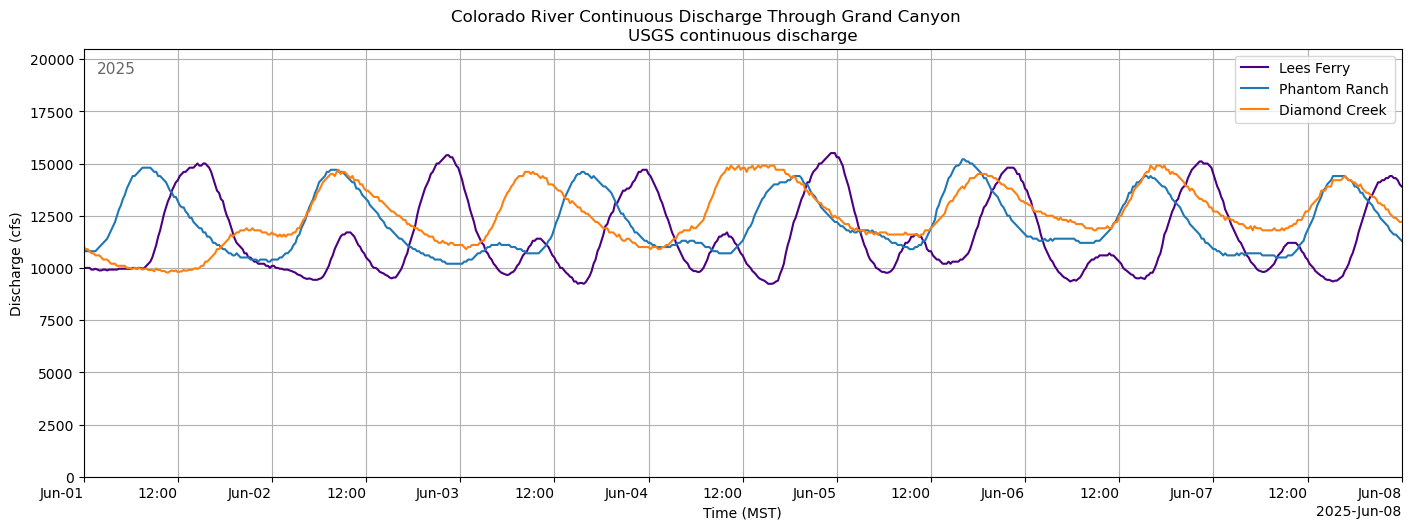
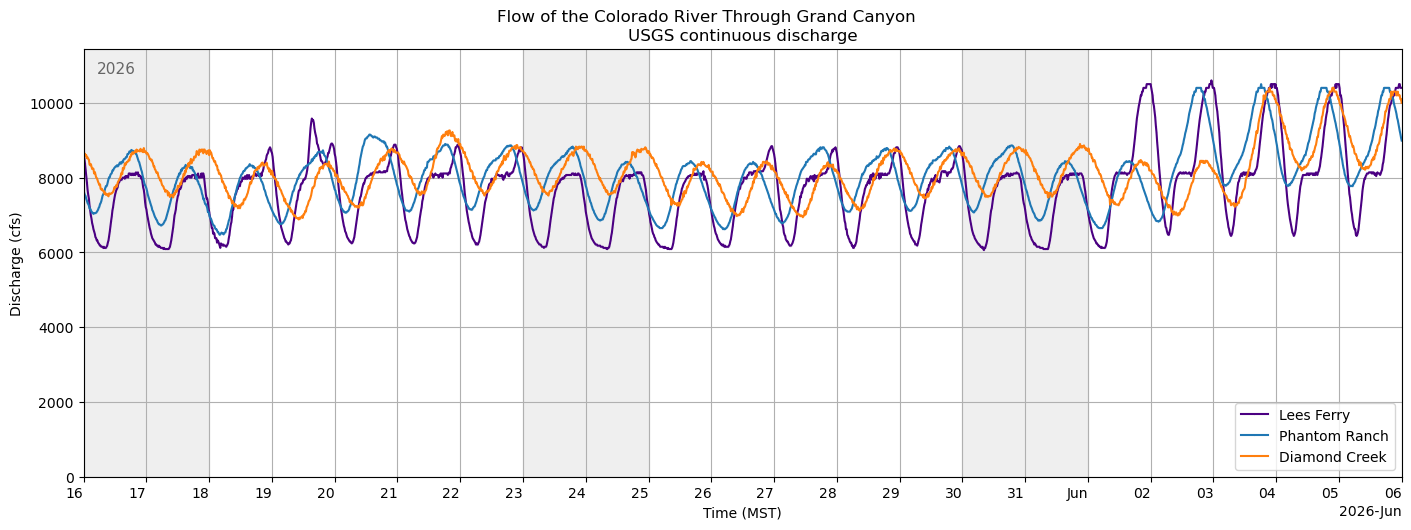
Unified diff of the notebook cell whose output changed from the first chart to the second:
--- before
+++ after
@@ -10,5 +10,15 @@
 fig.suptitle("Flow of the Colorado River Through Grand Canyon", y=1.03)
 ax.grid(True)
-ax.axis([CONTINUOUS_START, CONTINUOUS_END, 0, 20500])
+
+# Data-driven y-max: a little above the highest value across all series in view
+ymax = max(
+    continuous_lf["discharge_cfs"].max(),
+    continuous_pr["discharge_cfs"].max(),
+    continuous_d["discharge_cfs"].max(),
+)
+ax.set_xlim(CONTINUOUS_START, CONTINUOUS_END)
+ax.set_ylim(0, ymax * 1.08)        # 8% headroom above the peak
+
+#ax.axis([CONTINUOUS_START, CONTINUOUS_END, 0, 20500])
 ax.set_ylabel("Discharge (cfs)")
 ax.set_title("USGS continuous discharge")
@@ -33,5 +43,5 @@
 # Keep explicit 12-hour ticks, but let ConciseDateFormatter strip
 # repeated context (year shown once at the axis edge, bare day/time per tick).
-locator = mdates.HourLocator(interval=12, tz=ZoneInfo(TZ))
+locator = mdates.HourLocator(interval=24, tz=ZoneInfo(TZ))
 formatter = mdates.ConciseDateFormatter(locator, tz=ZoneInfo(TZ))
 ax.xaxis.set_major_locator(locator)
@@ -50,4 +60,24 @@
 fig.autofmt_xdate(rotation=0)
 
+# --- Mark weekends to reveal the weekly (power-demand) cycle ---
+# Find the first Sunday on/after the window start.
+start = CONTINUOUS_START.normalize()
+days_to_sunday = (6 - start.dayofweek) % 7      # Mon=0 ... Sun=6
+first_sunday = start + pd.Timedelta(days=days_to_sunday)
+
+sundays = pd.date_range(first_sunday, CONTINUOUS_END, freq="7D", tz=TZ)
+
+# OPTION A: shade the full weekend (Sat 00:00 -> Mon 00:00)
+for sun in sundays:
+    sat = sun - pd.Timedelta(days=1)            # Saturday
+    mon = sun + pd.Timedelta(days=1)            # following Monday
+    ax.axvspan(max(sat, CONTINUOUS_START),
+               min(mon, CONTINUOUS_END),
+               color="0.85", alpha=0.4, zorder=0)
+
+# OPTION B (instead of A): thin vertical line at each Sunday midnight
+# for sun in sundays:
+#     ax.axvline(sun, color="0.6", linestyle="--", linewidth=0.8, zorder=0)
+
 Path("figures").mkdir(parents=True, exist_ok=True)
 plt.savefig("figures/gc_continuous_discharge.pdf")

Commit: deleted redudancy in the final markdown block